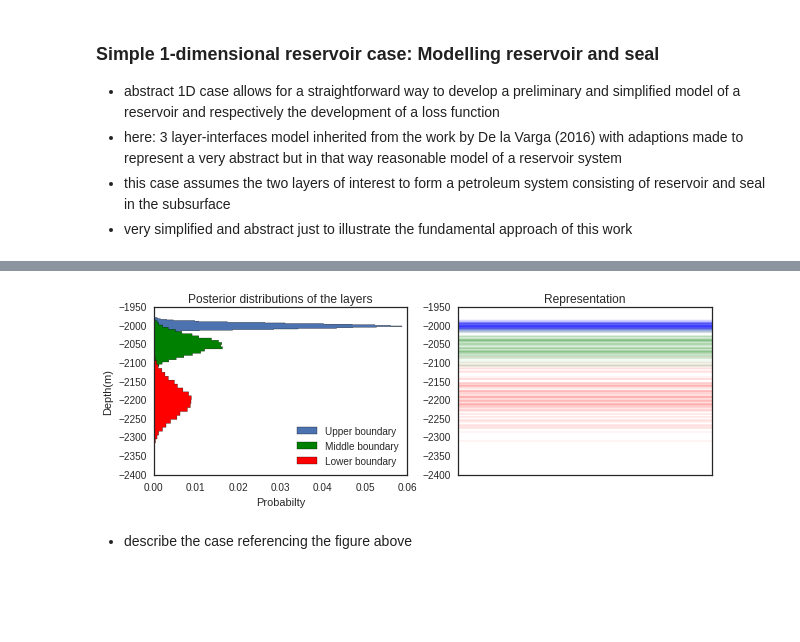
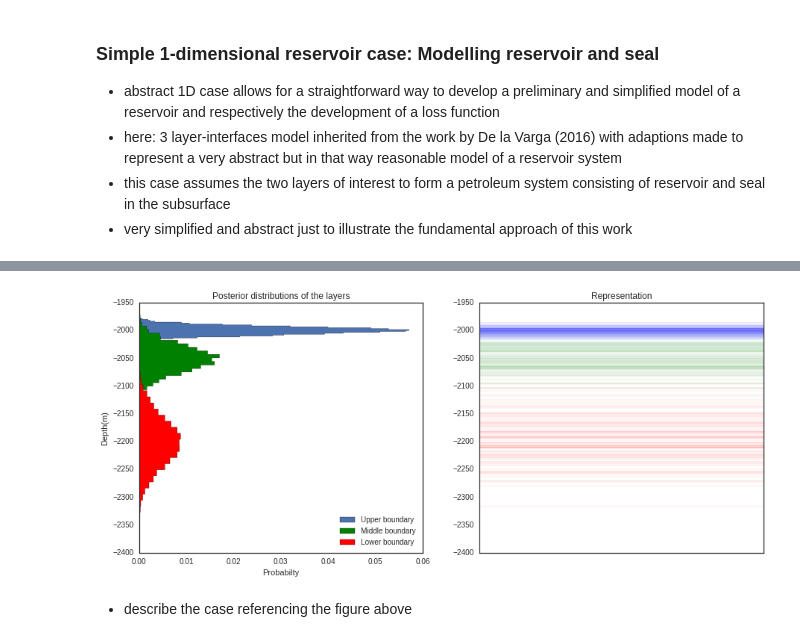
Before and after one commit to nre-aachen/Theses, a Jupyter notebook: Risk analysis/Notebooks/Chapter A - 1D Reservoir Case.ipynb, the cells around one changed output, grey strips where cells are left out. Drawn from its saved outputs; the diff is of its cells as text; code cells hidden in the pictures; blank space fills up the shorter version.

```diff
--- a/Risk analysis/Notebooks/Chapter A - 1D Reservoir Case.ipynb
+++ b/Risk analysis/Notebooks/Chapter A - 1D Reservoir Case.ipynb
@@ -51,30 +51,31 @@ alpha_samples, alpha_samples_all = M.trace('alpha')[-80:], M.trace("alpha")[:]
 beta_samples, beta_samples_all = M.trace('beta')[-80:], M.trace("beta")[:]
 gamma_samples, gamma_samples_all = M.trace('gamma')[-80:], M.trace('gamma')[:]
 # %%
+figsize(15,6)
 fig, ax = plt.subplots(1, 2)
 
 ax[0].hist(alpha_samples_all, histtype='stepfilled', bins=30, alpha=1,
     label="Upper boundary", normed=True,  orientation="horizontal")
 ax[0].hist(beta_samples_all, histtype='stepfilled', bins=30, alpha=1,
     label="Middle boundary", normed=True, color = "g",  orientation="horizontal")
 ax[0].hist(gamma_samples_all, histtype='stepfilled', bins=30, alpha=1,
  label="Lower boundary", normed=True, color = "r", orientation="horizontal")
 
 ax[0].legend(loc = 0)
 ax[0].set_title(r"""Posterior distributions of the layers""")
 ax[0].set_ylabel("Depth(m)")
 ax[0].set_ylim([-2400,-1950])
 ax[0].set_xlabel("Probabilty")
 
 ax[1].set_title("Representation")
 ax[1].set_ylim([-2400,-1950])
 ax[1].xaxis.set_visible(False)
 for i in range(100):
     ax[1].axhline(alpha_samples_all[i], alpha = 0.05)
     ax[1].axhline(beta_samples_all[i], c = "g", alpha = 0.05)
     ax[1].axhline(gamma_samples_all[i],c = "r", alpha = 0.05)
 # %% [output]
-[figure, old version]
+[figure, new version]
 # %% [markdown]
 - describe the case referencing the figure above
 # %%
```
Also changed, not shown: parts of 23 cells of this notebook.
